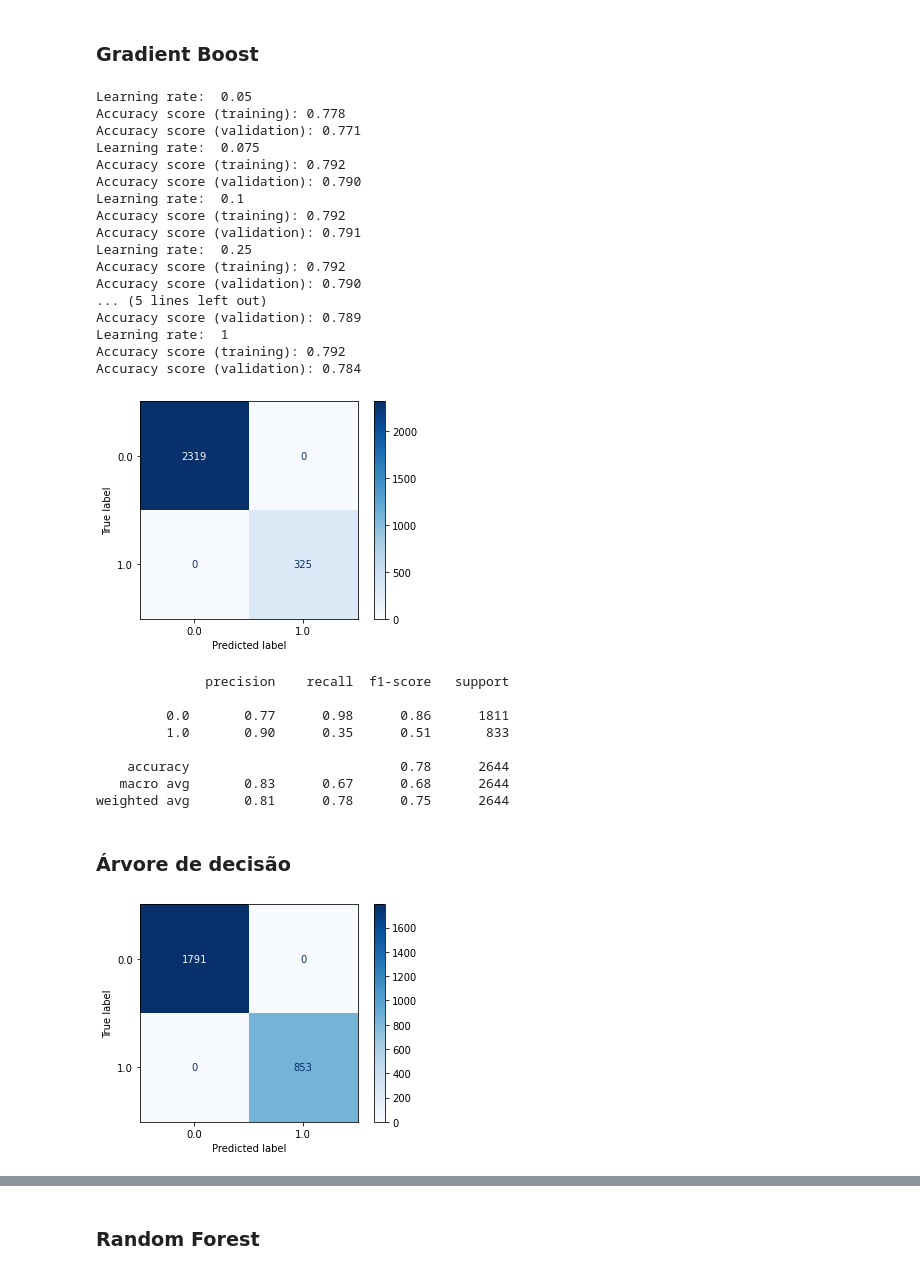
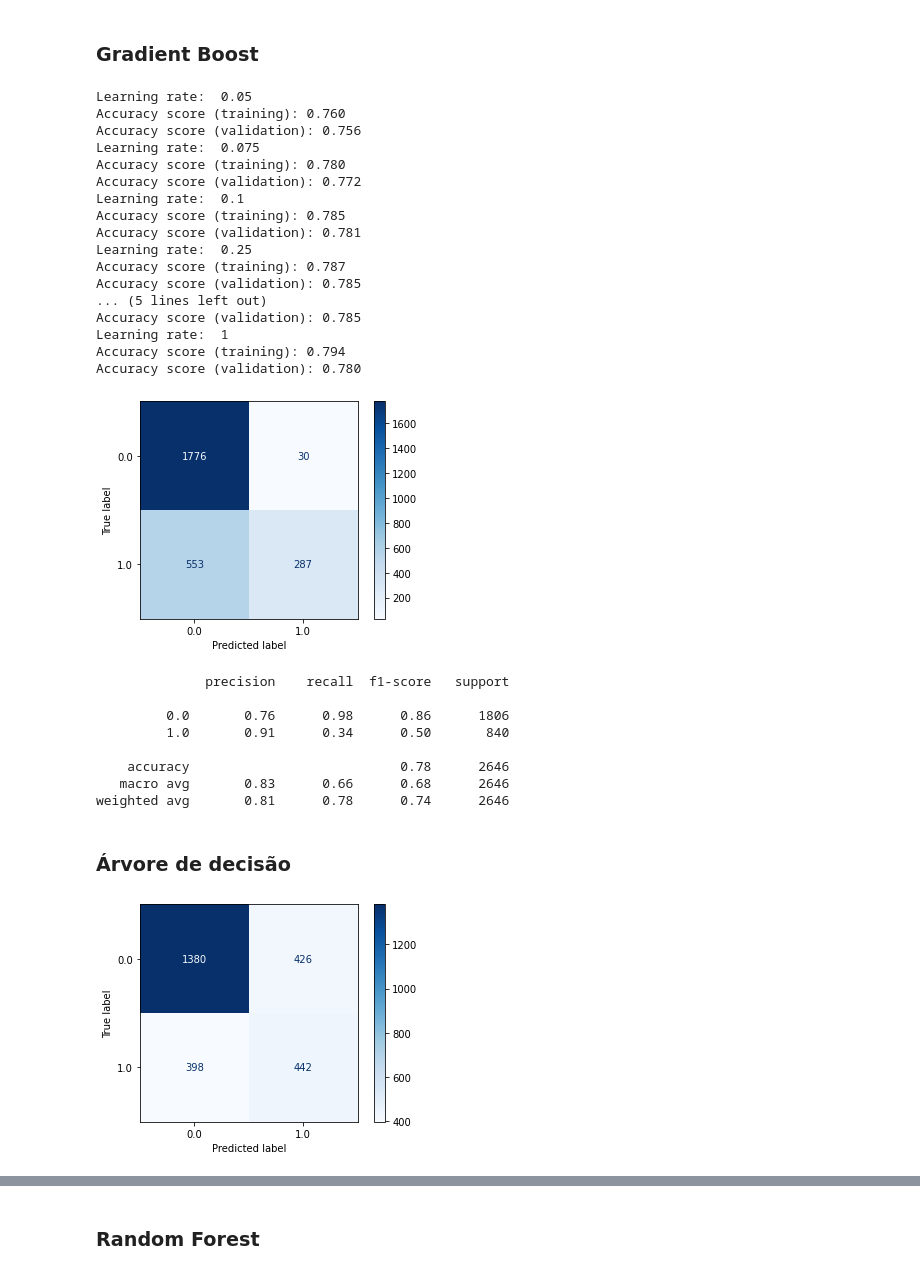
Before and after one commit to 2022M3T1-Inteli/Turing-Labs, a Jupyter notebook: Notebooks/notebook_oficial_modelos.ipynb, the cells around one changed output, grey strips where cells are left out. Cells and saved outputs as stored; diff of their text form; code cells hidden in the pictures.

```diff
--- a/Notebooks/notebook_oficial_modelos.ipynb
+++ b/Notebooks/notebook_oficial_modelos.ipynb
@@ -37,5 +39,5 @@ SafraArtificial2.csv text/csv
 # %%
 # Lendo os dados do arquivo de safra artificial 1 30/70
-data_safra_artificial_1 = pd.read_csv('SafraArtificial1.csv')
+data_safra_artificial_1 = pd.read_csv('/content/drive/Shareddrives/Turing_Labs/csvs/novos_testes/SafraArtificial1-3070.csv')
 # %%
 # Lendo os dados do arquivo de safra artificial 2 40/60
@@ -229,22 +101,22 @@ for learning_rate in lr_list:
     print("Accuracy score (validation): {0:.3f}".format(gb_clf.score(x_test3070, y_test3070)))
 # %% [output]
 Learning rate:  0.05
-Accuracy score (training): 0.778
-Accuracy score (validation): 0.771
+Accuracy score (training): 0.760
+Accuracy score (validation): 0.756
 Learning rate:  0.075
-Accuracy score (training): 0.792
-Accuracy score (validation): 0.790
+Accuracy score (training): 0.780
+Accuracy score (validation): 0.772
 Learning rate:  0.1
-Accuracy score (training): 0.792
-Accuracy score (validation): 0.791
+Accuracy score (training): 0.785
+Accuracy score (validation): 0.781
 Learning rate:  0.25
-Accuracy score (training): 0.792
-Accuracy score (validation): 0.790
+Accuracy score (training): 0.787
+Accuracy score (validation): 0.785
 ... (5 lines left out)
-Accuracy score (validation): 0.789
+Accuracy score (validation): 0.785
 Learning rate:  1
-Accuracy score (training): 0.792
-Accuracy score (validation): 0.784
+Accuracy score (training): 0.794
+Accuracy score (validation): 0.780
 # %%
 # Teste do modelo
 y_pred3070gb = gb_clf.predict(x_test3070)
@@ -255,21 +127,21 @@ from sklearn.metrics import plot_confusion_matrix
 from sklearn.metrics import classification_report
 # %%
 # Aplicação da matriz de confusão
-_ = plot_confusion_matrix(gb_clf, x_test3070, y_pred3070gb, cmap='Blues')
+_ = plot_confusion_matrix(gb_clf, x_test3070, y_test3070, cmap='Blues')
 # %% [output]
-[figure, old version]
+[figure, new version]
 # %%
 #Aplicação de todas as métricas
 print(classification_report(y_test3070, y_pred3070gb))
 # %% [output]
               precision    recall  f1-score   support
 
-         0.0       0.77      0.98      0.86      1811
-         1.0       0.90      0.35      0.51       833
+         0.0       0.76      0.98      0.86      1806
+         1.0       0.91      0.34      0.50       840
 
-    accuracy                           0.78      2644
-   macro avg       0.83      0.67      0.68      2644
-weighted avg       0.81      0.78      0.75      2644
+    accuracy                           0.78      2646
+   macro avg       0.83      0.66      0.68      2646
+weighted avg       0.81      0.78      0.74      2646
 # %% [markdown]
 ### Árvore de decisão
 # %%
@@ -290,9 +162,9 @@ from sklearn.metrics import plot_confusion_matrix
 from sklearn.metrics import classification_report
 # %%
 # Aplicação da matriz de confusão
-_ = plot_confusion_matrix(clf, x_test3070, y_pred3070dt, cmap='Blues')
+_ = plot_confusion_matrix(clf, x_test3070, y_test3070, cmap='Blues')
 # %% [output]
-[figure, old version]
+[figure, new version]
 # %%
 # Aplicação de todas as métricas
 print(classification_report(y_test3070, y_pred3070dt))
```
Also changed, not shown: parts of 80 cells of this notebook.
